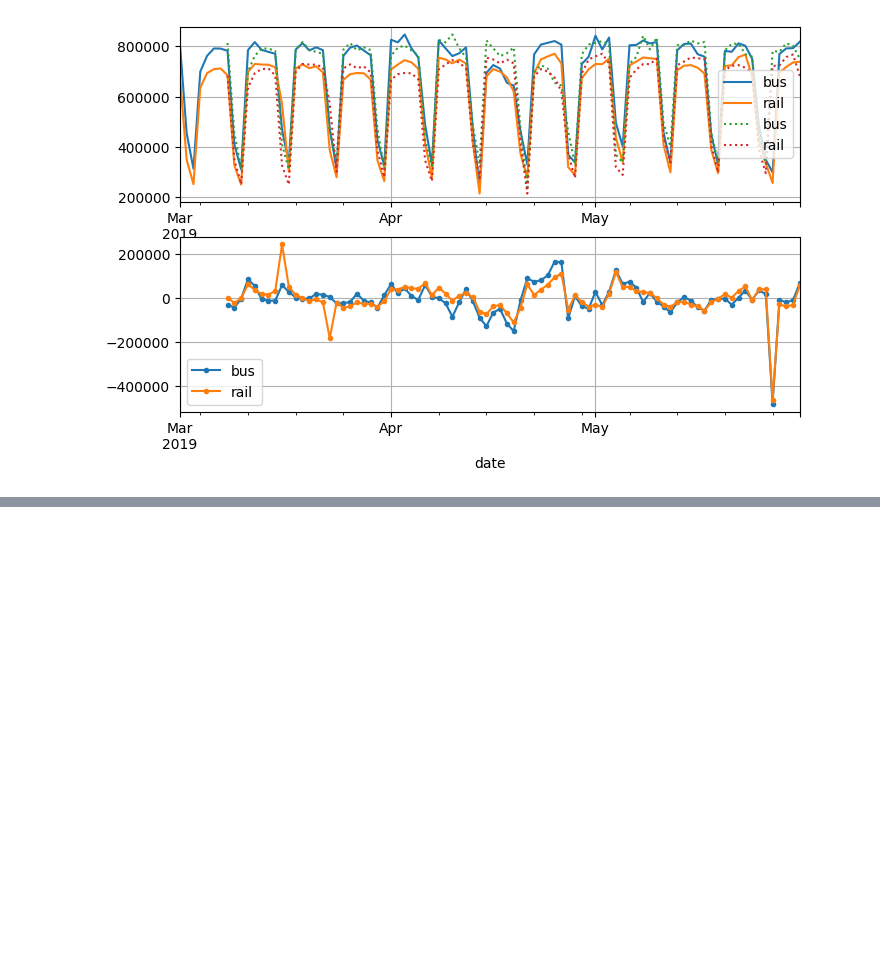
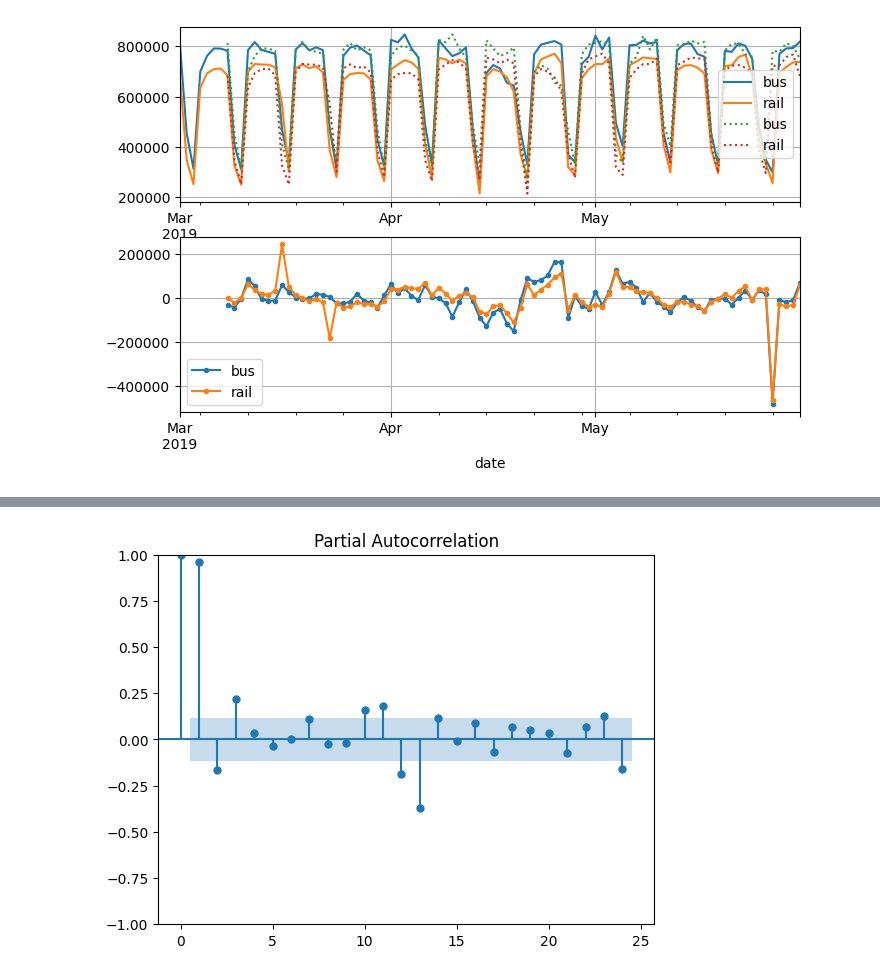
Before and after one commit to mehassanhmood/ML-TimeSeries, a Jupyter notebook: arma.ipynb, the cells around one changed output, grey strips where cells are left out. Drawn from its saved outputs; the diff is of its cells as text; code cells hidden in the pictures; blank space fills up the shorter version.

```diff
--- a/arma.ipynb
+++ b/arma.ipynb
@@ -50,0 +124,4 @@ plt.show()
+# %%
+plot_pacf(df_monthly["rail"], lags=24);
+# %% [output]
+[figure, added]
```
Also changed, not shown: parts of 31 cells of this notebook, 1 other file.
